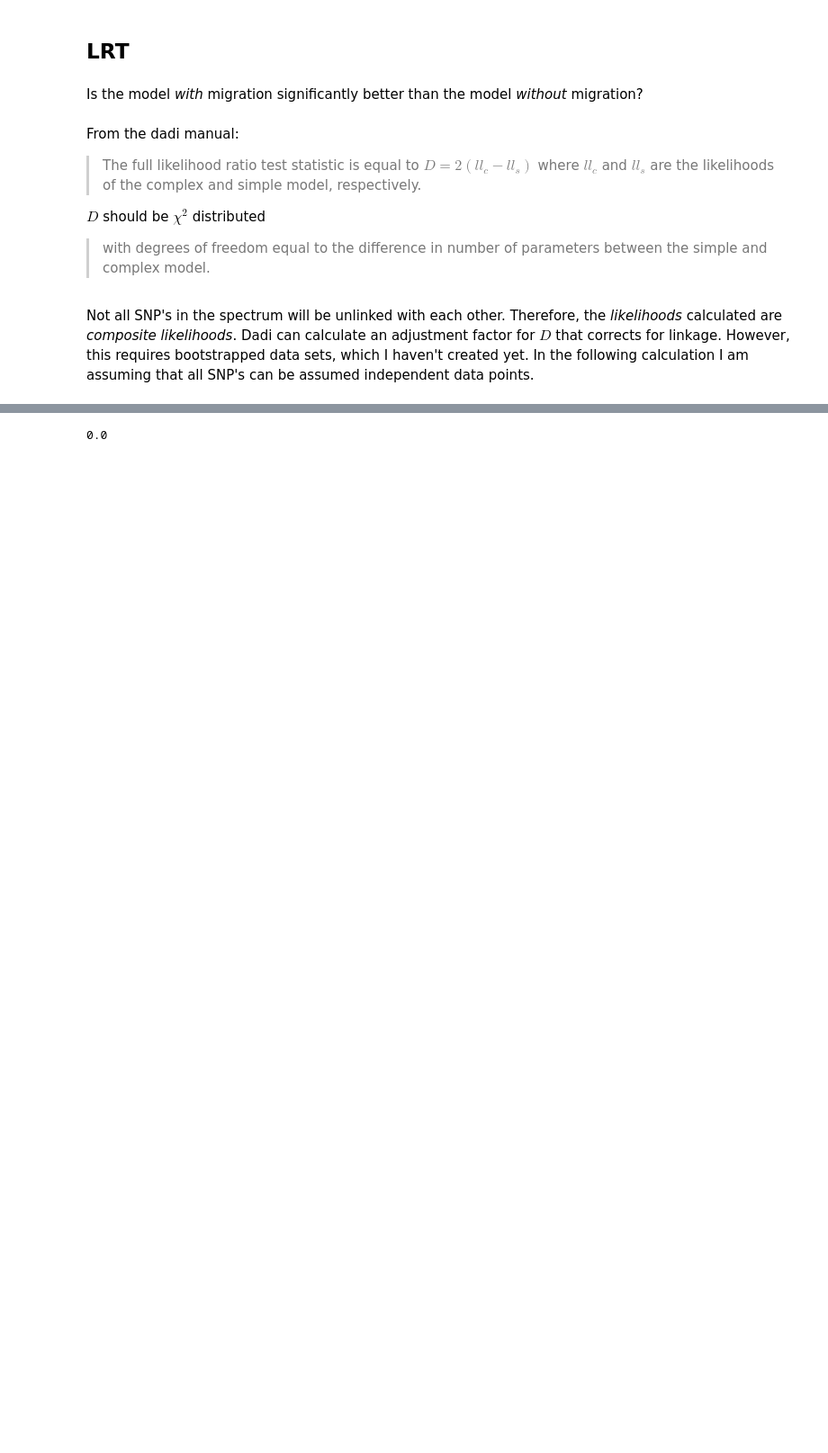
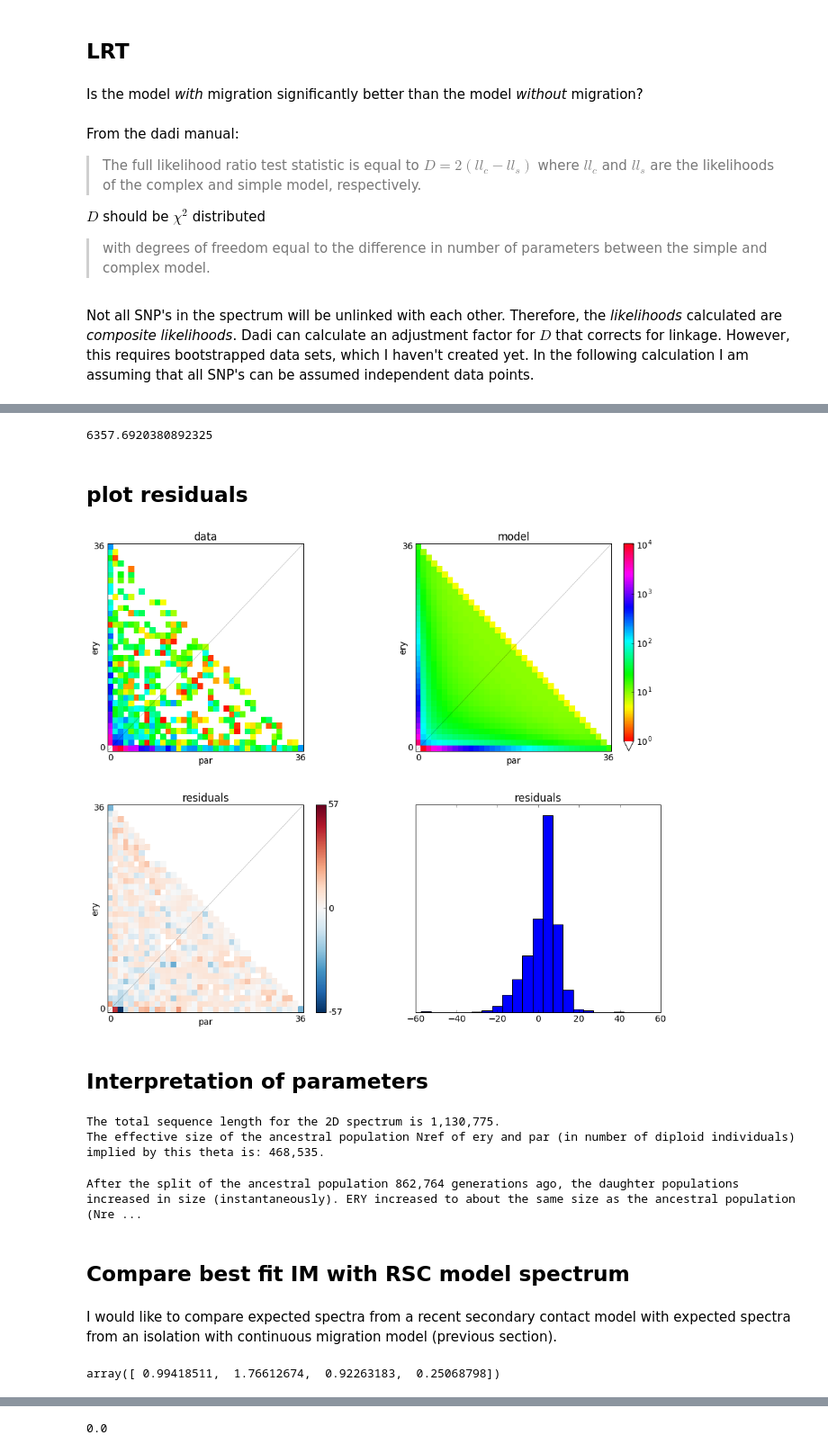
Before and after one commit to claudiuskerth/PhDthesis, a Jupyter notebook: Data_analysis/SNP-indel-calling/dadi/05_2D_models_synthesis.ipynb, the cells around one changed output, grey strips where cells are left out. Shown at 90% size. Saved outputs shown, nothing was run; the diff lists cells and outputs as text; code cells hidden in the pictures; blank space fills up the shorter version.

```diff
--- a/Data_analysis/SNP-indel-calling/dadi/05_2D_models_synthesis.ipynb
+++ b/Data_analysis/SNP-indel-calling/dadi/05_2D_models_synthesis.ipynb
@@ -270,0 +367,14 @@ ll_s = dadi.Inference.ll_multinom(model_spectrum, sfs2d_folded)
+# %%
+ar_sec_contact = []
+
+for filename in glob.glob("OUT_2D_models/sec_contact*dill"):
+    ar_sec_contact.append(dill.load(open(filename)))
+# %%
+# get parameters from all runs into a table
+
+returned = ([flatten(out)[:11] for out in ar_sec_contact])
+
+df = pd.DataFrame(data=returned, \
+                  columns=['nu1_0','nu2_0', 'Ti_0', 'Tc_0', 'm_0', 'nu1_opt', 'nu2_opt', 'Ti_opt', 'Tc_opt', 'm_opt', '-logL'])
+
+df.sort_values(by='-logL', ascending=True).head(10)
@@ -270,0 +395,5 @@ ll_s = dadi.Inference.ll_multinom(model_spectrum, sfs2d_folded)
+# %%
+func = secondary_contact
+
+# create extrapolating version of the model function
+func_ex = dadi.Numerics.make_extrap_log_func(func)
@@ -270,0 +402,55 @@ ll_s = dadi.Inference.ll_multinom(model_spectrum, sfs2d_folded)
+# %%
+# determine theta
+
+popt = np.array(df.sort_values(by='-logL', ascending=True).iloc[0, 5:10])
+
+# get the unscaled optimal secondary contact model spectrum
+model_spectrum = func_ex(popt, ns, pts_l)
+
+# get theta
+theta = dadi.Inference.optimal_sfs_scaling(model_spectrum.fold(), sfs2d)
+
+theta
+# %% [output]
+6357.6920380892325
+# %% [markdown]
+## plot residuals
+# %%
+dadi.Plotting.plot_2d_comp_multinom(model_spectrum, sfs2d, vmin=1)
+# %% [output]
+[figure, added]
+# %% [markdown]
+## Interpretation of parameters
+# %%
+mu = 3e-9
+L = sfs2d.data.sum() # this sums over all entries in the spectrum, including masked ones, i. e. also contains invariable sites
+print "The total sequence length for the 2D spectrum is {0:,}.".format(int(L))
+N_ref = theta/L/mu/4
+print "The effective size of the ancestral population Nref of ery and par (in number of diploid individuals) implied by this theta is: {0:,}.".format(int(N_ref))
+# %% [output]
+The total sequence length for the 2D spectrum is 1,130,775.
+The effective size of the ancestral population Nref of ery and par (in number of diploid individuals) implied by this theta is: 468,535.
+# %%
+print "After the split of the ancestral population {0:,} generations ago, the daughter populations increased in size (instantaneously).".format(int((popt[2]+popt[3])*2*N_ref)),
+print "ERY increased to about the same size as the ancestral population (Nref), while PAR increased to {0:.2f} times of Nref.".format(popt[1]),
+print "After the split ERY and PAR diverged in isolation for {0:,} generations.".format(int(popt[2]*2*N_ref)),
+print "The two populations came into secondary contact {0:,} generations ago.".format(int(popt[3]*2*N_ref)),
+print "ERY and PAR stayed in continuous secondary contact until the present and",
+print "during that time exchanged one individual from par to ery every {0:.1f} generations".format(1.0/(popt[4]/2*popt[0])),
+print "and one individual from ery into par every {0:.1f} generations.".format(1.0/(popt[4]/2*popt[1]))
+# %% [output]
+After the split of the ancestral population 862,764 generations ago, the daughter populations increased in size (instantaneously). ERY increased to about the same size as the ancestral population (Nre ...
+# %% [markdown]
+## Compare best fit IM with RSC model spectrum
+# %% [markdown]
+I would like to compare expected spectra from a recent secondary contact model with expected spectra from an isolation with continuous migration model (previous section).
+# %%
+success = [flatten(out)[:9] for out in ar_split_mig if out[1][4] == 0]
+
+df_split_mig = pd.DataFrame(data=success, \
+                  columns=['nu1_0','nu2_0', 'T_0', 'm_0', 'nu1_opt', 'nu2_opt', 'T_opt', 'm_opt', '-logL'])
+
+popt_split_mig = np.array(df_split_mig.sort_values(by='-logL', ascending=True).iloc[0, 4:8])
+popt_split_mig
+# %% [output]
+array([ 0.99418511,  1.76612674,  0.92263183,  0.25068798])
```
Also changed, not shown: parts of 121 cells of this notebook, 5 other files.
